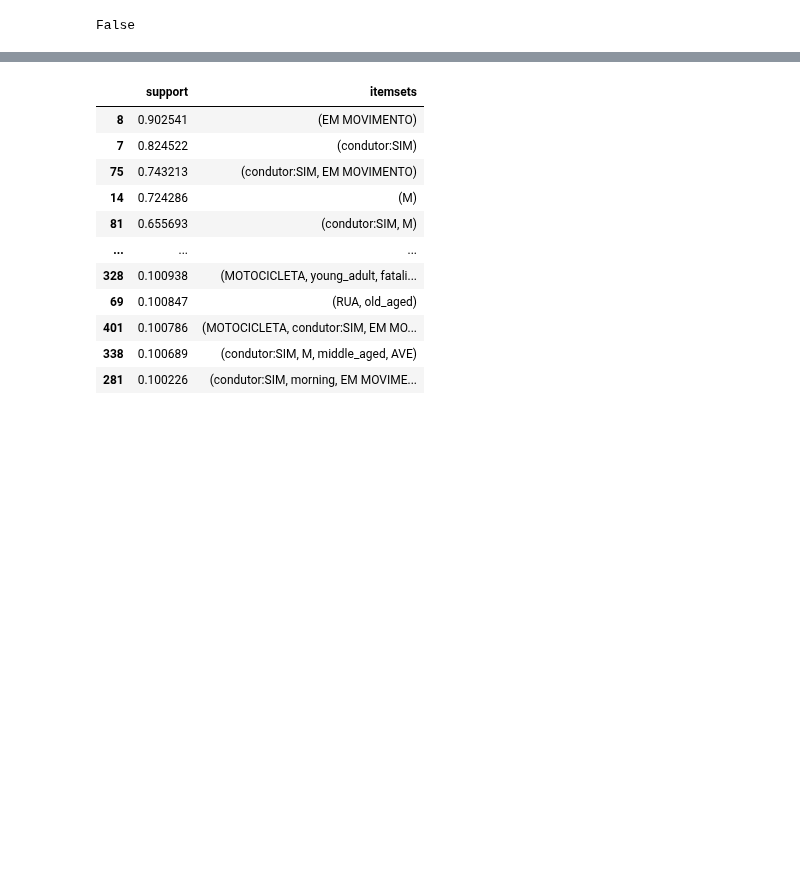
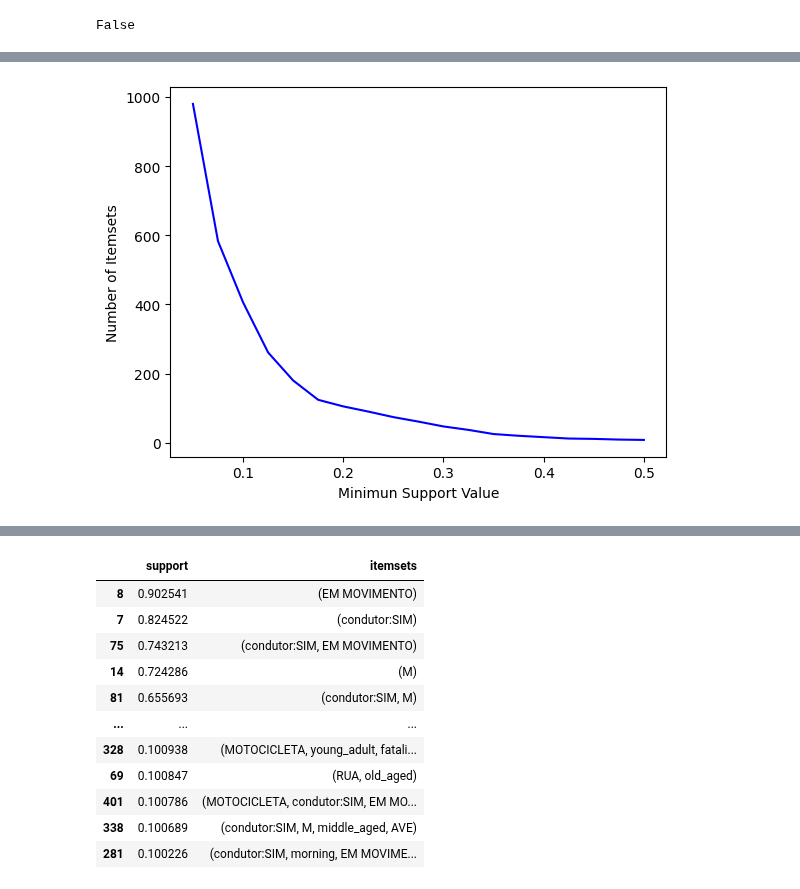
Before and after one commit to SamuelLipovetsky/mda_project, a Jupyter notebook: ItemsetMining.ipynb, the cells around one changed output, grey strips where cells are left out. Saved outputs shown, nothing was run; the diff lists cells and outputs as text; code cells hidden in the pictures; blank space fills up the shorter version.

```diff
--- a/ItemsetMining.ipynb
+++ b/ItemsetMining.ipynb
@@ -275,0 +296,35 @@ from mlxtend.frequent_patterns import apriori, fpmax, fpgrowth,association_rules
+# %%
+pd.options.display.max_rows = 10
+def PlotSupportFP():
+    vec = []
+    x = 0.5
+    x_values = []
+    while x > 0.05:
+        x_values.append(x)
+        FP_itemsets = fpgrowth(concat_dfs, min_support=x, use_colnames=True)
+        vec.append(len(FP_itemsets))
+        x -= 0.05
+
+    plt.plot(x_values,vec, color = 'blue')
+    plt.ylabel('Number of Itemsets')
+    plt.xlabel('Minimun Support Value')
+    plt.show()
+
+# def PlotSupportApriori():
+#     vec = []
+#     x = 0.5
+#     x_values = []
+#     while x > 0.25:
+#         x_values.append(x)
+#         FP_itemsets = apriori(concat_dfs, min_support=x, use_colnames=True)
+#         vec.append(len(FP_itemsets))
+#         x -= 0.025
+
+#     plt.plot(x_values,vec, color = 'blue')
+#     plt.ylabel('Number of Itemsets')
+#     plt.xlabel('Minimun Support Value')
+#     plt.show()
+# %%
+PlotSupportFP()
+# %% [output]
+[figure, added]
```
Also changed, not shown: parts of 14 cells of this notebook.
